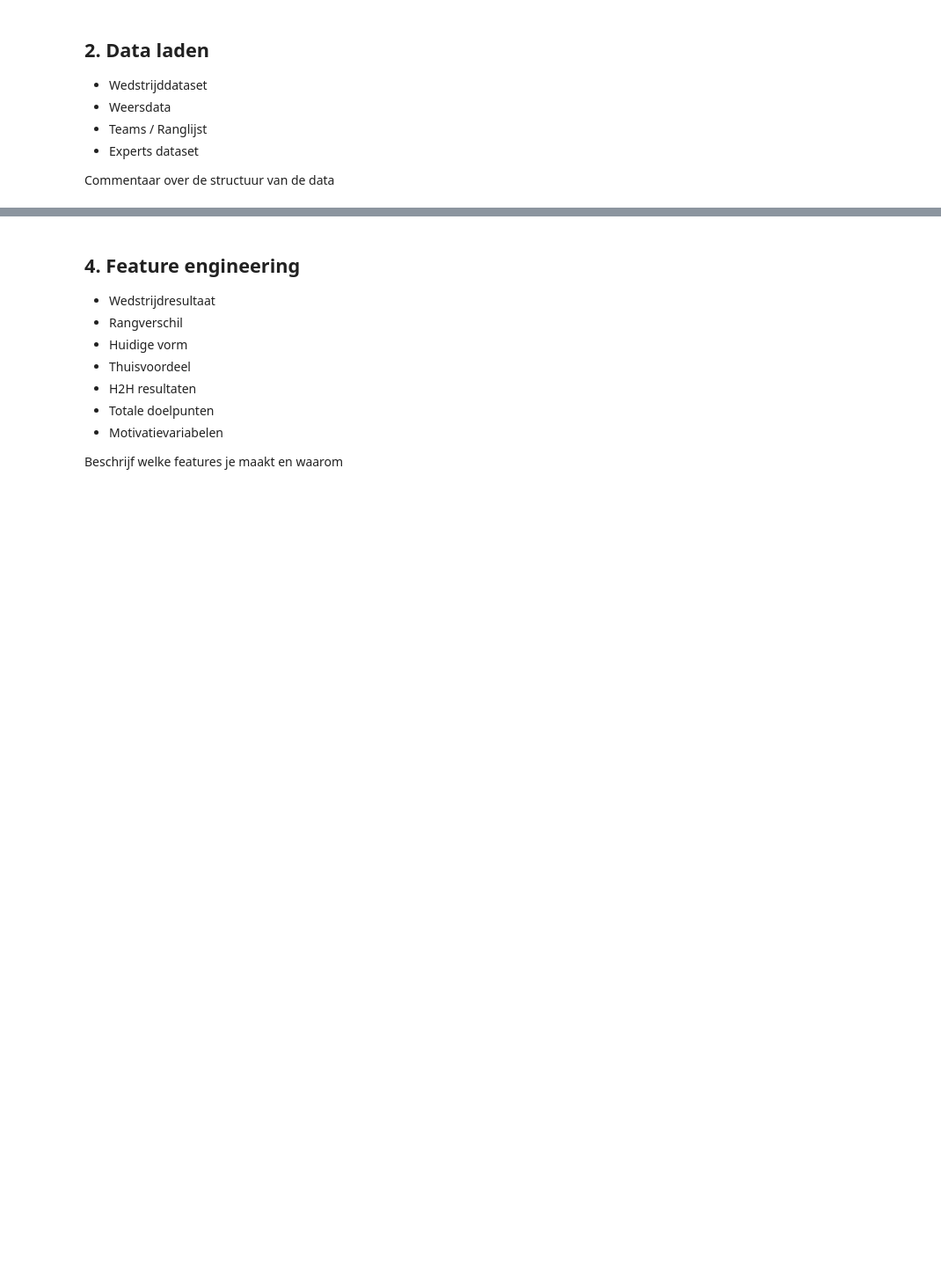
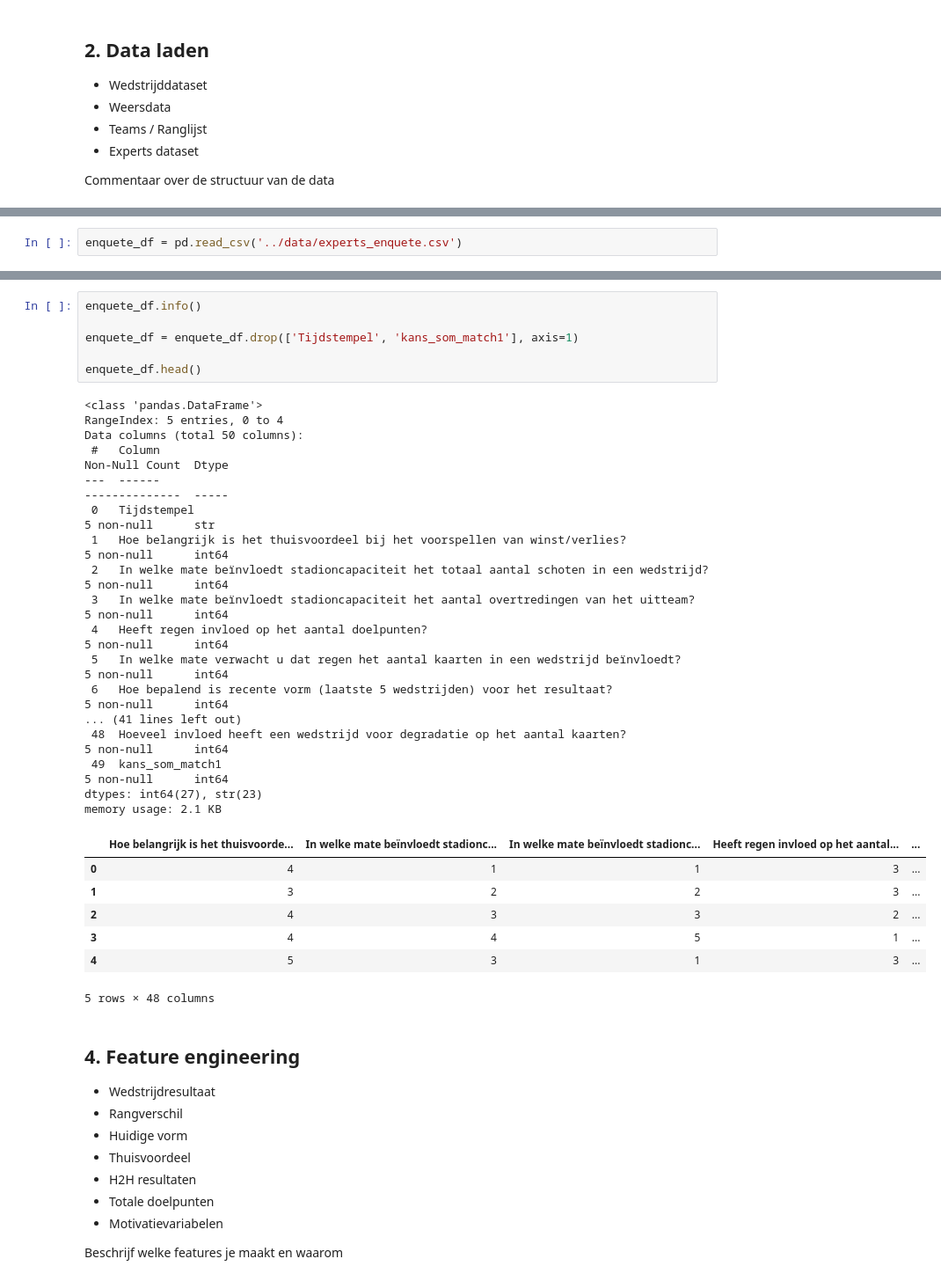
Before and after one commit to Torbendes/Bachelorproef, a Jupyter notebook: code/analyse/jpl_analyse.ipynb, the cells around one changed output, grey strips where cells are left out. Shown at 88% size. Drawn from its saved outputs; the diff is of its cells as text; blank space fills up the shorter version.

```diff
--- a/code/analyse/jpl_analyse.ipynb
+++ b/code/analyse/jpl_analyse.ipynb
@@ -30,2 +85,4 @@ Commentaar over de structuur van de data
+# %%
+enquete_df = pd.read_csv('../data/experts_enquete.csv')
 # %% [markdown]
 ## 3. Data cleaning
@@ -39,3 +317,34 @@ Commentaar bij wat je gaat controleren en aanpassen
+# %%
+enquete_df.info()
+
+enquete_df = enquete_df.drop(['Tijdstempel', 'kans_som_match1'], axis=1)
+
+enquete_df.head()
+# %% [output]
+<class 'pandas.DataFrame'>
+RangeIndex: 5 entries, 0 to 4
+Data columns (total 50 columns):
+ #   Column                                                                                                                                            Non-Null Count  Dtype
+---  ------                                                                                                                                            --------------  -----
+ 0   Tijdstempel                                                                                                                                       5 non-null      str
+ 1   Hoe belangrijk is het thuisvoordeel bij het voorspellen van winst/verlies?                                                                        5 non-null      int64
+ 2   In welke mate beïnvloedt stadioncapaciteit het totaal aantal schoten in een wedstrijd?                                                            5 non-null      int64
+ 3   In welke mate beïnvloedt stadioncapaciteit het aantal overtredingen van het uitteam?                                                              5 non-null      int64
+ 4   Heeft regen invloed op het aantal doelpunten?                                                                                                     5 non-null      int64
+ 5   In welke mate verwacht u dat regen het aantal kaarten in een wedstrijd beïnvloedt?                                                                5 non-null      int64
+ 6   Hoe bepalend is recente vorm (laatste 5 wedstrijden) voor het resultaat?                                                                          5 non-null      int64
+... (41 lines left out)
+ 48  Hoeveel invloed heeft een wedstrijd voor degradatie op het aantal kaarten?                                                                        5 non-null      int64
+ 49  kans_som_match1                                                                                                                                   5 non-null      int64
+dtypes: int64(27), str(23)
+memory usage: 2.1 KB
+|  | Hoe belangrijk is het thuisvoorde... | In welke mate beïnvloedt stadionc... | In welke mate beïnvloedt stadionc... | Heeft regen invloed op het aantal... | ... |
+| 0 | 4 | 1 | 1 | 3 | ... |
+| 1 | 3 | 2 | 2 | 3 | ... |
+| 2 | 4 | 3 | 3 | 2 | ... |
+| 3 | 4 | 4 | 5 | 1 | ... |
+| 4 | 5 | 3 | 1 | 3 | ... |
+5 rows × 48 columns
 # %% [markdown]
 ## 4. Feature engineering
 
```
Also changed, not shown: parts of 19 cells of this notebook, 2 other files.
